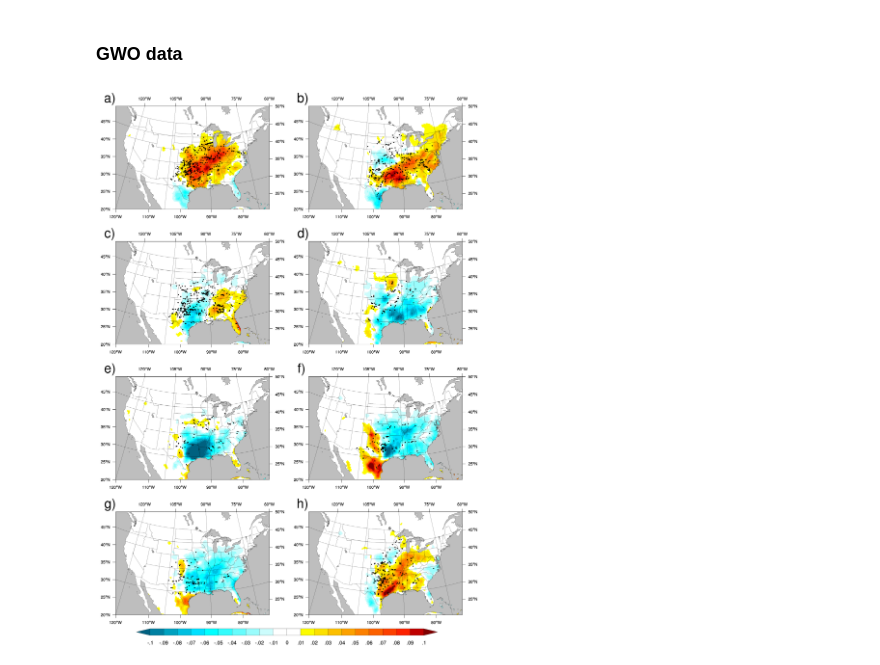
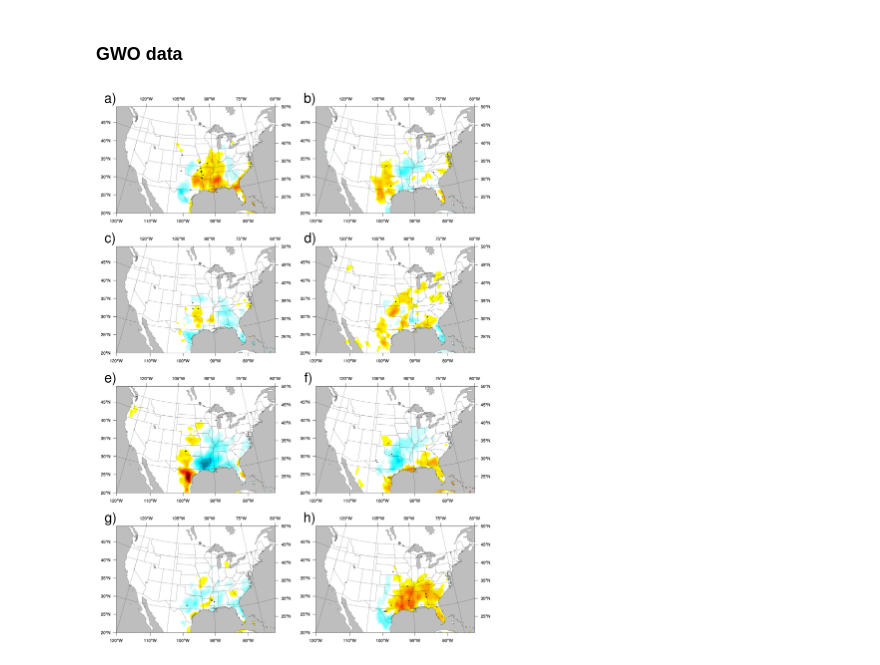
Before and after one commit to vgensini/gwohail, a Jupyter notebook: GRL_Figure2.ipynb, the cells around one changed output. Drawn from its saved outputs; the diff is of its cells as text; code cells hidden in the pictures.

```diff
--- a/GRL_Figure2.ipynb
+++ b/GRL_Figure2.ipynb
@@ -30,15 +30,16 @@ gwo_df['date']=pd.to_datetime(gwo_df['date'], format=formats)
 gwo_df=gwo_df.set_index(pd.DatetimeIndex(gwo_df['date']))
 hail_file = '1955-2016_hail.csv'
 hail_df = pd.read_csv(hail_file)
-hail_df['datei']=pd.to_datetime(hail_df['date'], format=formats)
+formats1 = '%m/%d/%Y'
+hail_df['datei']=pd.to_datetime(hail_df['date'], format=formats1)
 hail_df=hail_df.set_index(pd.DatetimeIndex(hail_df['datei']))
 sevhail_df = hail_df[hail_df.mag>=1]
-sighail_df = hail_df[hail_df.mag>=2]
+sighail_df = hail_df[hail_df.mag>=4]
 gianthail_df = hail_df[hail_df.mag>=4]
 amp=1
 phases=[1.5,2.5,3.5,4.5,5.5,6.5,7.5,0.5]
 months=np.arange(1,13,1)
-months=[4]
+months=[3]
 phasetxt=[1,2,3,4,5,6,7,8]
 phaseltr=['a)','b)','c)','d)','e)','f)','g)','h)']
 # %%
@@ -139,7 +141,9 @@ for month in months:
         Ngl.text_ndc(wks,phaseltr[i],.04,.84,txres)
         Ngl.draw(plot)
         Ngl.frame(wks)
-# %%
-Image('Figure3.png')
-# %% [output]
-[figure, removed]
+# %%
+montage='montage -background white -tile 2x4 -geometry +25+25 -trim %s_1.png %s_2.png %s_3.png %s_4.png %s_5.png %s_6.png %s_7.png %s_8.png panel_%s.png' % (str(months[0]),str(months[0]),str(months[0]),str(months[0]),str(months[0]),str(months[0]),str(months[0]),str(months[0]),str(months[0]))
+os.system(montage)
+Image('panel_%s.png' % (str(months[0])))
+# %% [output]
+[figure, added]
```
Also changed, not shown: parts of 1 cell of this notebook, 21 other files.
